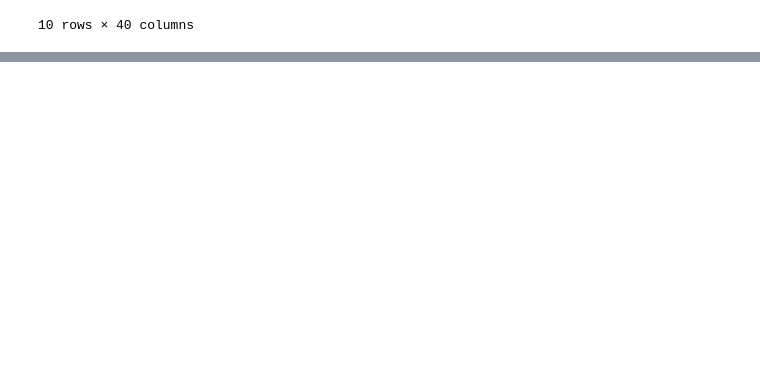
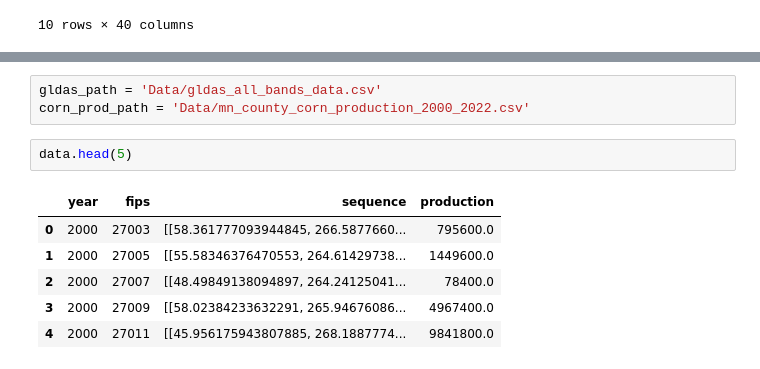
Before and after one commit to Jacob19999/Machine-Learning-Benchmark-for-Predicting-County-Level-Corn-Production, a Jupyter notebook: SatelliteData.ipynb, the cells around one changed output, grey strips where cells are left out. Saved outputs shown, nothing was run; the diff lists cells and outputs as text; blank space fills up the shorter version.

```diff
--- a/SatelliteData.ipynb
+++ b/SatelliteData.ipynb
@@ -329,3 +300,15 @@ ModuleNotFoundError: No module named 'tensorflow'
+# %%
+gldas_path = 'Data/gldas_all_bands_data.csv'
+corn_prod_path = 'Data/mn_county_corn_production_2000_2022.csv'
+# %%
+data.head(5)
+# %% [output]
+|  | year | fips | sequence | production |
+| 0 | 2000 | 27003 | [[58.361777093944845, 266.5877660... | 795600.0 |
+| 1 | 2000 | 27005 | [[55.58346376470553, 264.61429738... | 1449600.0 |
+| 2 | 2000 | 27007 | [[48.49849138094897, 264.24125041... | 78400.0 |
+| 3 | 2000 | 27009 | [[58.02384233632291, 265.94676086... | 4967400.0 |
+| 4 | 2000 | 27011 | [[45.956175943807885, 268.1887774... | 9841800.0 |
 # %%
 import pandas as pd
 import numpy as np
```
Also changed, not shown: parts of 5 cells of this notebook, 4 other files.
